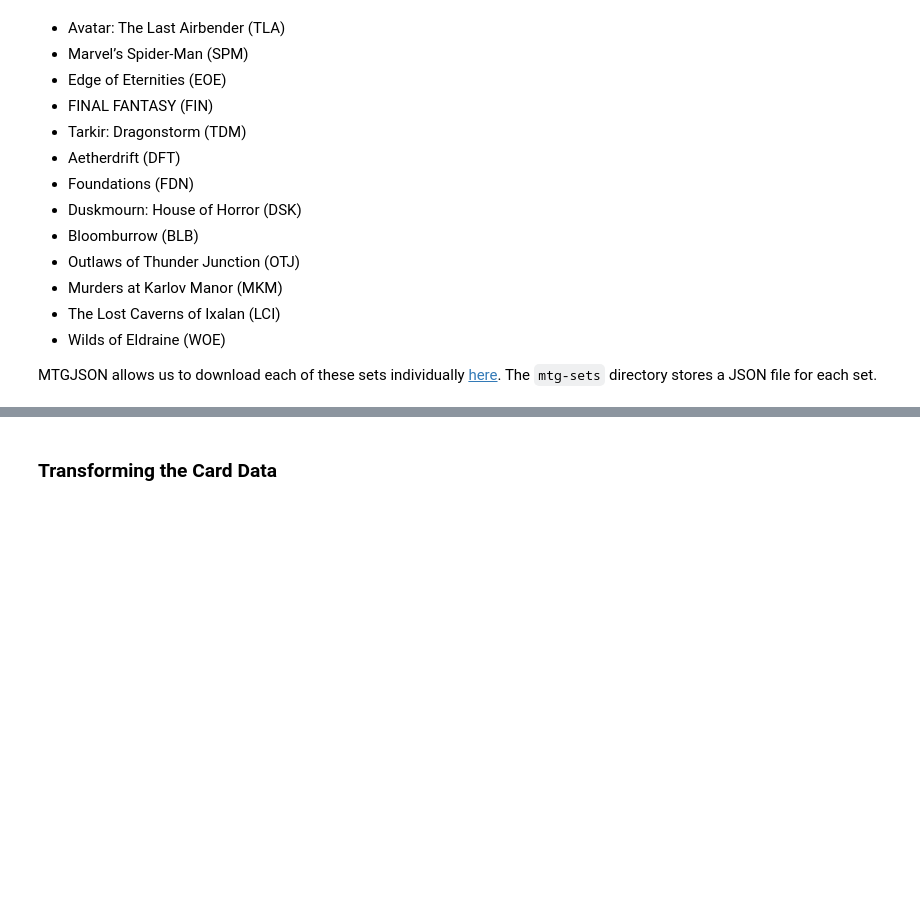
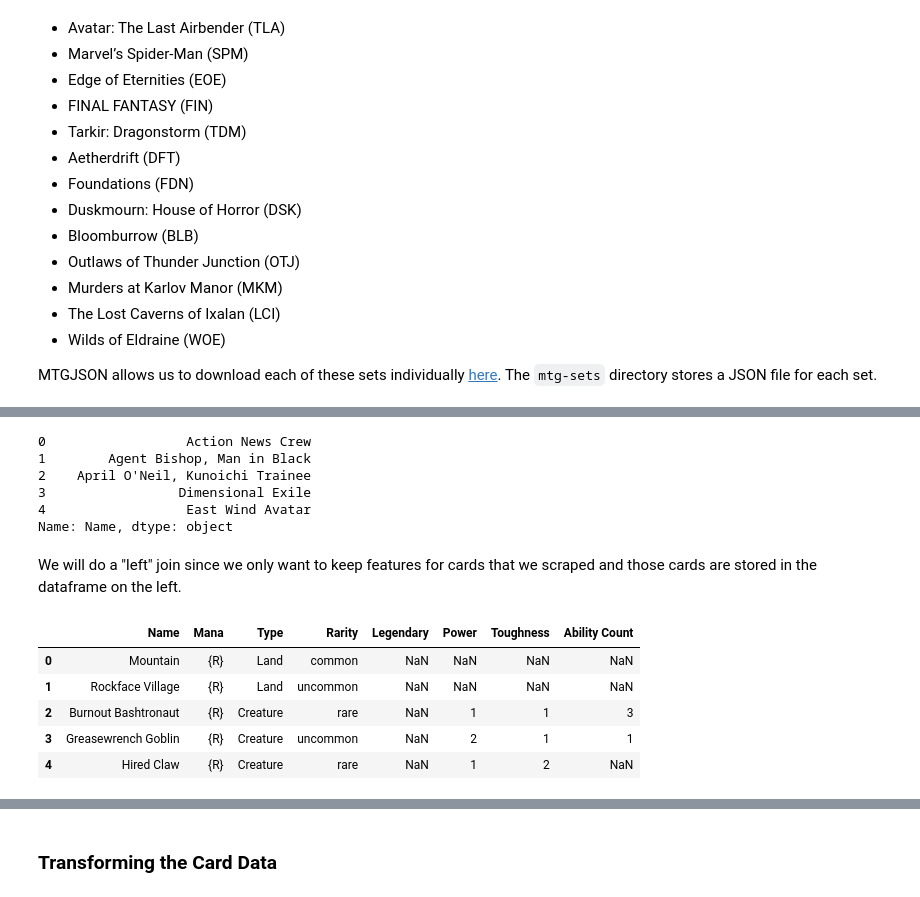
Before and after one commit to abbyortego/cmps-6790-final-tutorial, a Jupyter notebook: M2_RD.ipynb, the cells around one changed output, grey strips where cells are left out. Saved outputs shown, nothing was run; the diff lists cells and outputs as text; code cells hidden in the pictures; blank space fills up the shorter version.

```diff
--- a/M2_RD.ipynb
+++ b/M2_RD.ipynb
@@ -613,0 +629,22 @@ Ragnarok, Divine Deliverance
+# %%
+cards_feat_df["Name"] = cards_feat_df["Name"].str.split(" //", expand=True).iloc[:, 0].str.strip()
+display(cards_feat_df["Name"].head())
+# %% [output]
+0                  Action News Crew
+1        Agent Bishop, Man in Black
+2    April O'Neil, Kunoichi Trainee
+3                 Dimensional Exile
+4                  East Wind Avatar
+Name: Name, dtype: object
+# %% [markdown]
+We will do a "left" join since we only want to keep features for cards that we scraped and those cards are stored in the dataframe on the left.
+# %%
+cards_df = pd.merge(cards_df, cards_feat_df, on="Name", how="left")
+display(cards_df.head())
+# %% [output]
+|  | Name | Mana | Type | Rarity | Legendary | Power | Toughness | Ability Count |
+| 0 | Mountain | {R} | Land | common | NaN | NaN | NaN | NaN |
+| 1 | Rockface Village | {R} | Land | uncommon | NaN | NaN | NaN | NaN |
+| 2 | Burnout Bashtronaut | {R} | Creature | rare | NaN | 1 | 1 | 3 |
+| 3 | Greasewrench Goblin | {R} | Creature | uncommon | NaN | 2 | 1 | 1 |
+| 4 | Hired Claw | {R} | Creature | rare | NaN | 1 | 2 | NaN |
```
Also changed, not shown: parts of 24 cells of this notebook, 2 other files.
